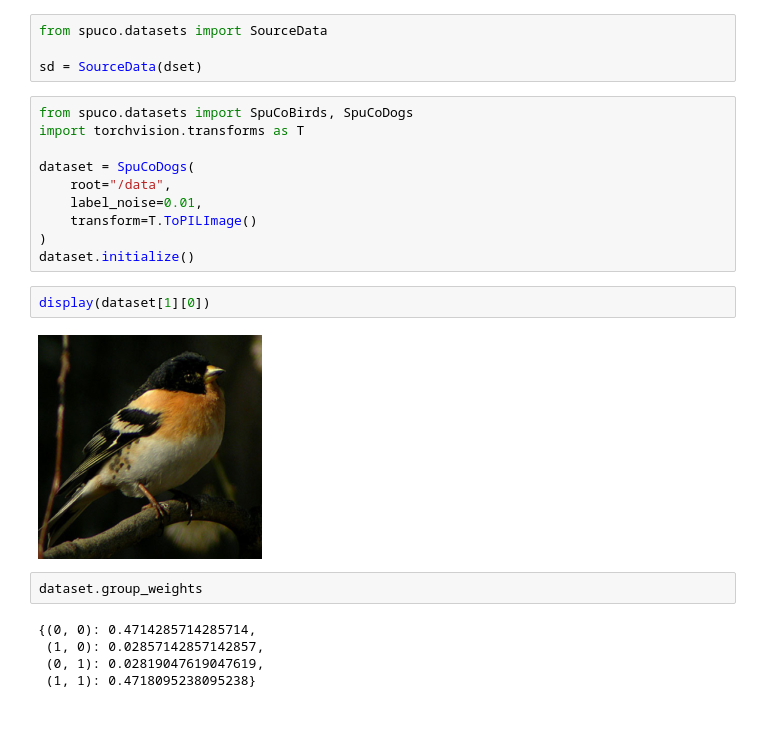
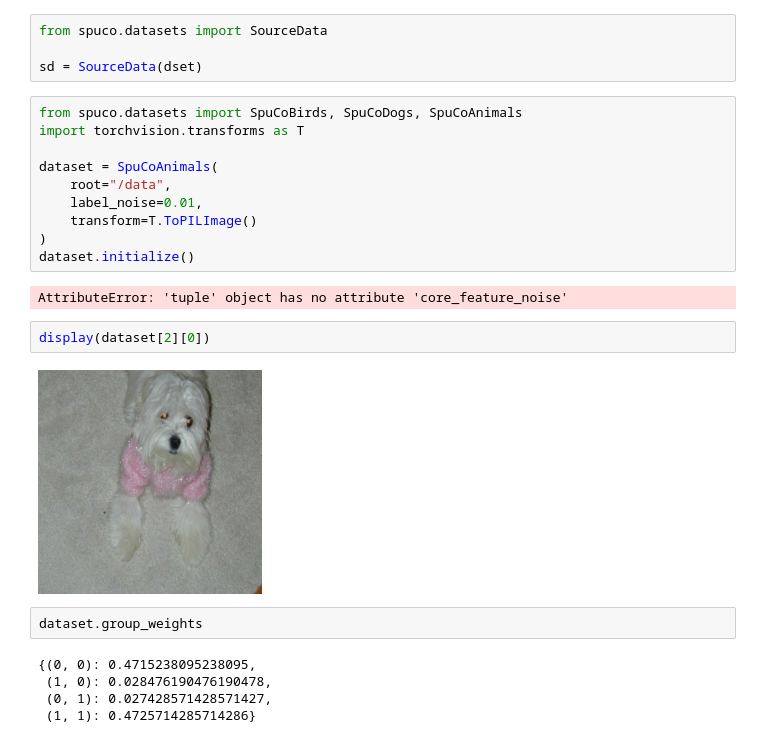
Before and after one commit to BigML-CS-UCLA/SpuCo, a Jupyter notebook: quickstart/explore_data.ipynb, the cells around one changed output. Cells and saved outputs as stored; diff of their text form.

Commit message:
SpuCoAnimals added

```diff
--- a/quickstart/explore_data.ipynb
+++ b/quickstart/explore_data.ipynb
@@ -158,23 +158,25 @@ from spuco.datasets import SourceData
 
 sd = SourceData(dset)
 # %%
-from spuco.datasets import SpuCoBirds, SpuCoDogs
+from spuco.datasets import SpuCoBirds, SpuCoDogs, SpuCoAnimals
 import torchvision.transforms as T
 
-dataset = SpuCoDogs(
+dataset = SpuCoAnimals(
     root="/data",
     label_noise=0.01,
     transform=T.ToPILImage()
 )
 dataset.initialize()
+# %% [output]
+AttributeError: 'tuple' object has no attribute 'core_feature_noise'
 # %%
-display(dataset[1][0])
+display(dataset[2][0])
 # %% [output]
-[figure, old version]
+[figure, new version]
 # %%
 dataset.group_weights
 # %% [output]
-{(0, 0): 0.4714285714285714,
- (1, 0): 0.02857142857142857,
- (0, 1): 0.02819047619047619,
- (1, 1): 0.4718095238095238}
+{(0, 0): 0.4715238095238095,
+ (1, 0): 0.028476190476190478,
+ (0, 1): 0.027428571428571427,
+ (1, 1): 0.4725714285714286}
```
Also changed, not shown: 4 other files.
